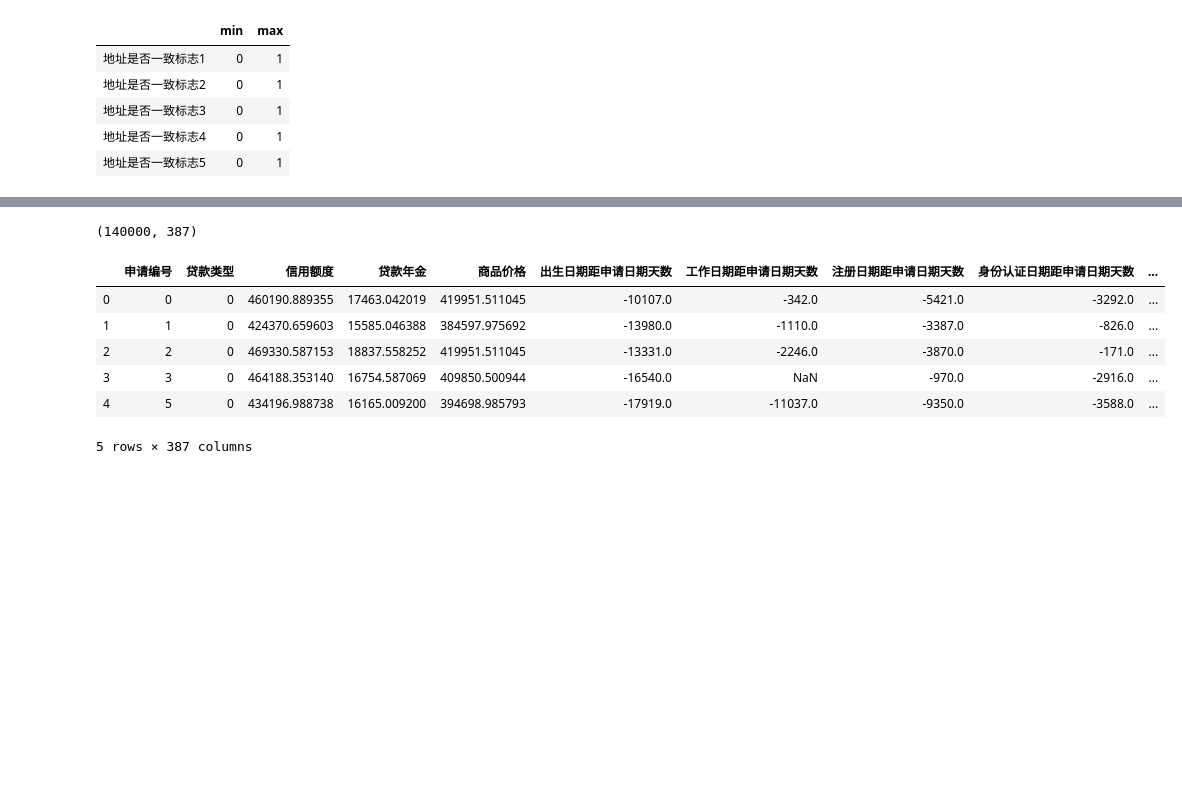
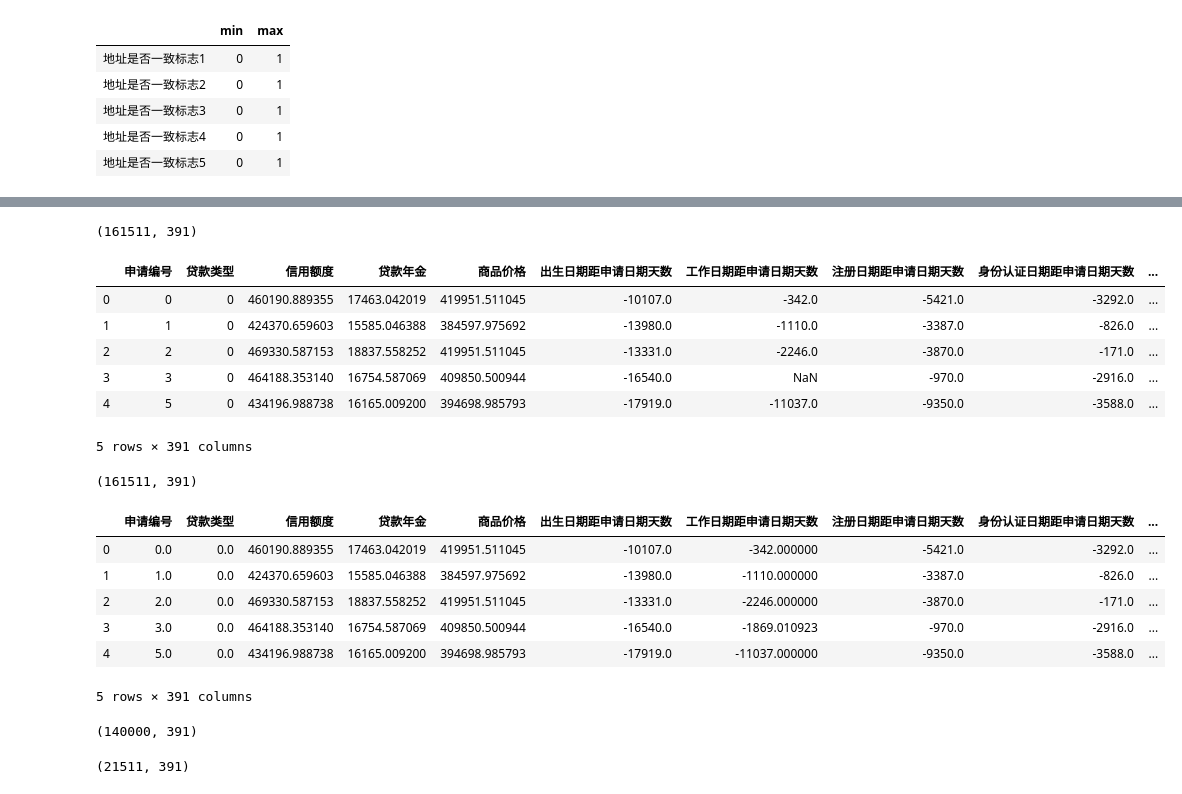
Before and after one commit to boyang-li/the-mission-cup, a Jupyter notebook: 1_feature_engineering.ipynb, the cells around one changed output, grey strips where cells are left out. Cells and saved outputs as stored; diff of their text form; code cells hidden in the pictures; blank space fills up the shorter version.

```diff
--- a/1_feature_engineering.ipynb
+++ b/1_feature_engineering.ipynb
@@ -511,16 +581,44 @@ d3_dum.shape
 d12_d3_dum = pd.merge(d12_dum, d3_dum, how='left', on='申请编号')
 d12_d3_dum.shape
 d12_d3_dum.head()
-
-
-
-d12_d3_dum.to_csv(f'./tmp/' + prefix + '_d12_d3_dum.csv')
 # %% [output]
-(140000, 387)
+(161511, 391)
 |  | 申请编号 | 贷款类型 | 信用额度 | 贷款年金 | 商品价格 | 出生日期距申请日期天数 | 工作日期距申请日期天数 | 注册日期距申请日期天数 | 身份认证日期距申请日期天数 | ... |
 | 0 | 0 | 0 | 460190.889355 | 17463.042019 | 419951.511045 | -10107.0 | -342.0 | -5421.0 | -3292.0 | ... |
 | 1 | 1 | 0 | 424370.659603 | 15585.046388 | 384597.975692 | -13980.0 | -1110.0 | -3387.0 | -826.0 | ... |
 | 2 | 2 | 0 | 469330.587153 | 18837.558252 | 419951.511045 | -13331.0 | -2246.0 | -3870.0 | -171.0 | ... |
 | 3 | 3 | 0 | 464188.353140 | 16754.587069 | 409850.500944 | -16540.0 | NaN | -970.0 | -2916.0 | ... |
 | 4 | 5 | 0 | 434196.988738 | 16165.009200 | 394698.985793 | -17919.0 | -11037.0 | -9350.0 | -3588.0 | ... |
-5 rows × 387 columns
+5 rows × 391 columns
+# %%
+# Fill Null
+
+imp =Imputer(missing_values=np.NaN, strategy="mean", axis=0)
+data = pd.DataFrame(imp.fit_transform(d12_d3_dum))
+data.columns = d12_d3_dum.columns
+data.shape
+data.head()
+# %% [output]
+(161511, 391)
+|  | 申请编号 | 贷款类型 | 信用额度 | 贷款年金 | 商品价格 | 出生日期距申请日期天数 | 工作日期距申请日期天数 | 注册日期距申请日期天数 | 身份认证日期距申请日期天数 | ... |
+| 0 | 0.0 | 0.0 | 460190.889355 | 17463.042019 | 419951.511045 | -10107.0 | -342.000000 | -5421.0 | -3292.0 | ... |
+| 1 | 1.0 | 0.0 | 424370.659603 | 15585.046388 | 384597.975692 | -13980.0 | -1110.000000 | -3387.0 | -826.0 | ... |
+| 2 | 2.0 | 0.0 | 469330.587153 | 18837.558252 | 419951.511045 | -13331.0 | -2246.000000 | -3870.0 | -171.0 | ... |
+| 3 | 3.0 | 0.0 | 464188.353140 | 16754.587069 | 409850.500944 | -16540.0 | -1869.010923 | -970.0 | -2916.0 | ... |
+| 4 | 5.0 | 0.0 | 434196.988738 | 16165.009200 | 394698.985793 | -17919.0 | -11037.000000 | -9350.0 | -3588.0 | ... |
+5 rows × 391 columns
+# %%
+data['申请编号'] = data['申请编号'].apply(round)
+
+prefix = 'train'
+data_train = pd.merge(d01['申请编号'], data, on='申请编号', how='left')
+data_train.shape
+data_train.to_csv(f'./tmp/{prefix}_d12_d3_dum.csv')
+
+prefix = 'A'
+data_test = pd.merge(d05['申请编号'], data, on='申请编号', how='left')
+data_test.shape
+data_test.to_csv(f'./tmp/{prefix}_d12_d3_dum.csv')
+# %% [output]
+(140000, 391)
+(21511, 391)
```
Also changed, not shown: parts of 9 cells of this notebook, 1 other file.
